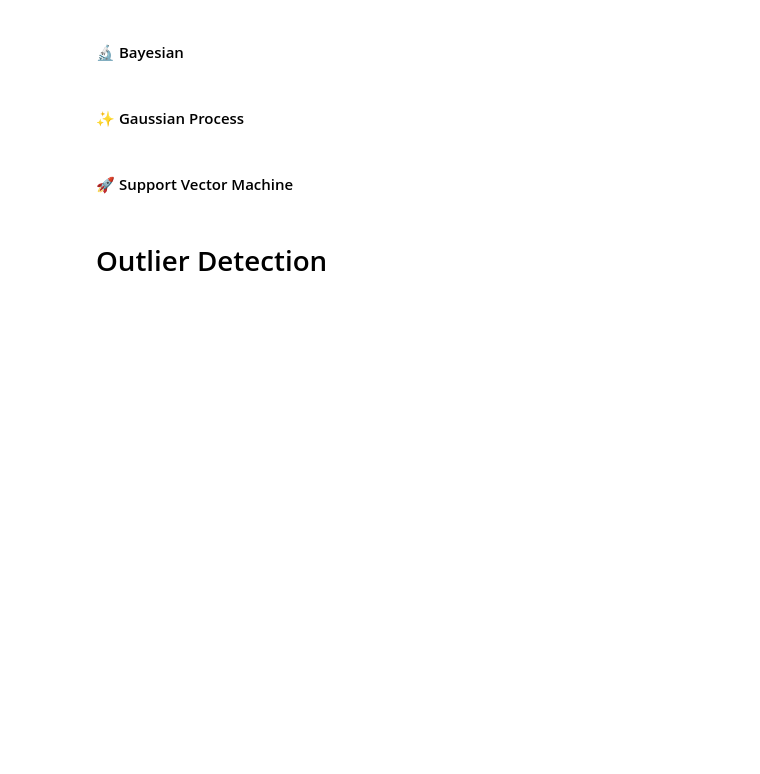
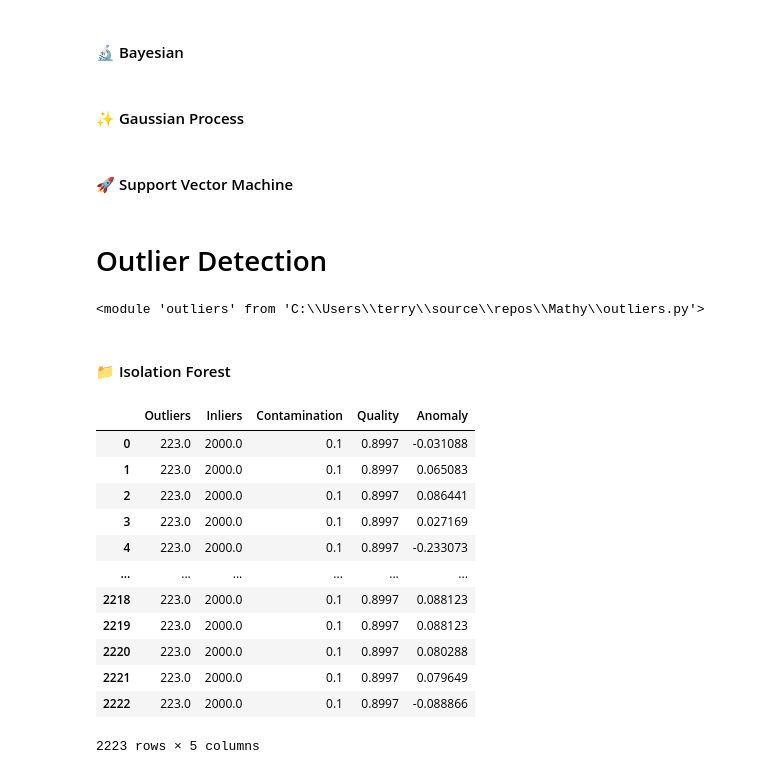
Before and after one commit to is-leeroy-jenkins/Mathy, a Jupyter notebook: ipynb/board.ipynb, the cells around one changed output. Cells and saved outputs as stored; diff of their text form; code cells hidden in the pictures; blank space fills up the shorter version.

```diff
--- a/ipynb/board.ipynb
+++ b/ipynb/board.ipynb
@@ -517,3 +517,27 @@ svm_regressor.scatter_plot( X, y )
 # Outlier Detection
 # %%
 from outliers import *
+import outliers as ol
+reload( ol )
+# %% [output]
+<module 'outliers' from 'C:\\Users\\terry\\source\\repos\\Mathy\\outliers.py'>
+# %% [markdown]
+#### 📁 Isolation Forest
+# %%
+isf = IsolationForest( )
+isf.train( X, y )
+isf.score( X, y )
+# %% [output]
+|  | Outliers | Inliers | Contamination | Quality | Anomaly |
+| 0 | 223.0 | 2000.0 | 0.1 | 0.8997 | -0.031088 |
+| 1 | 223.0 | 2000.0 | 0.1 | 0.8997 | 0.065083 |
+| 2 | 223.0 | 2000.0 | 0.1 | 0.8997 | 0.086441 |
+| 3 | 223.0 | 2000.0 | 0.1 | 0.8997 | 0.027169 |
+| 4 | 223.0 | 2000.0 | 0.1 | 0.8997 | -0.233073 |
+| ... | ... | ... | ... | ... | ... |
+| 2218 | 223.0 | 2000.0 | 0.1 | 0.8997 | 0.088123 |
+| 2219 | 223.0 | 2000.0 | 0.1 | 0.8997 | 0.088123 |
+| 2220 | 223.0 | 2000.0 | 0.1 | 0.8997 | 0.080288 |
+| 2221 | 223.0 | 2000.0 | 0.1 | 0.8997 | 0.079649 |
+| 2222 | 223.0 | 2000.0 | 0.1 | 0.8997 | -0.088866 |
+2223 rows × 5 columns
```
Also changed, not shown: parts of 5 cells of this notebook, 2 other files.
